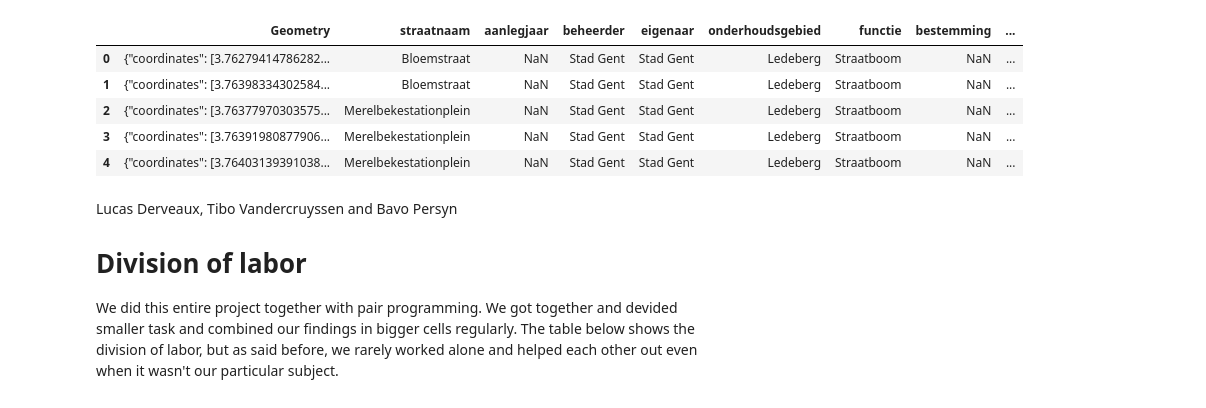
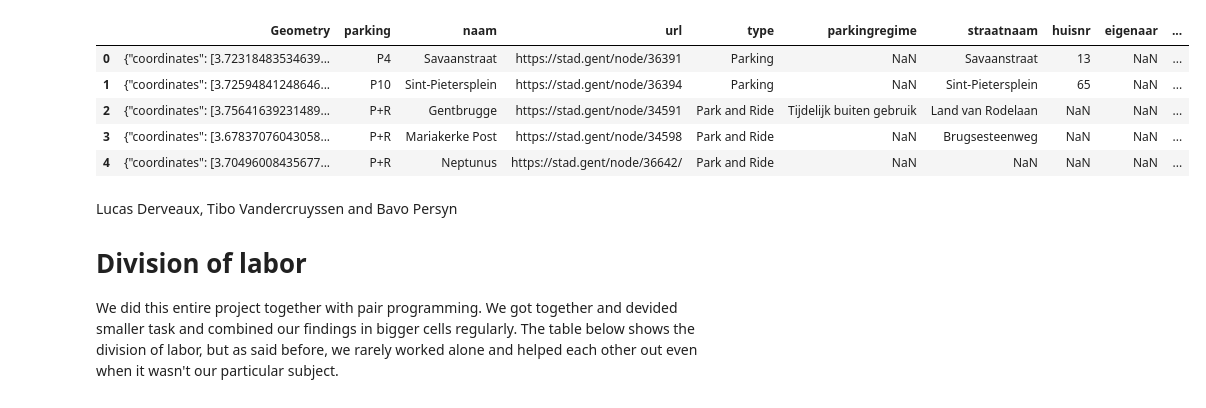
Before and after one commit to tibovdc/ProjectML, a Jupyter notebook: Sprint3_2.ipynb, the cells around one changed output. Saved outputs shown, nothing was run; the diff lists cells and outputs as text; code cells hidden in the pictures.

```diff
--- a/Sprint3_2.ipynb
+++ b/Sprint3_2.ipynb
@@ -17,15 +17,16 @@ cafes = pd.read_csv('ExternalData/cafes-gent.csv', delimiter=';')
 restos = pd.read_csv('ExternalData/koop-lokaal-horeca.csv', delimiter=';')
 winkels = pd.read_csv('ExternalData/koop-lokaal-winkels.csv', delimiter=';')
 bomen = pd.read_csv('ExternalData/locaties-bomen-gent.csv', delimiter=';')
+parkings = pd.read_csv('ExternalData/locaties-openbare-parkings-gent.csv', delimiter=';')
 # %%
-bomen.head(5)
+parkings.head(5)
 # %% [output]
-|  | Geometry | straatnaam | aanlegjaar | beheerder | eigenaar | onderhoudsgebied | functie | bestemming | ... |
-| 0 | {"coordinates": [3.76279414786282... | Bloemstraat | NaN | Stad Gent | Stad Gent | Ledeberg | Straatboom | NaN | ... |
-| 1 | {"coordinates": [3.76398334302584... | Bloemstraat | NaN | Stad Gent | Stad Gent | Ledeberg | Straatboom | NaN | ... |
-| 2 | {"coordinates": [3.76377970303575... | Merelbekestationplein | NaN | Stad Gent | Stad Gent | Ledeberg | Straatboom | NaN | ... |
-| 3 | {"coordinates": [3.76391980877906... | Merelbekestationplein | NaN | Stad Gent | Stad Gent | Ledeberg | Straatboom | NaN | ... |
-| 4 | {"coordinates": [3.76403139391038... | Merelbekestationplein | NaN | Stad Gent | Stad Gent | Ledeberg | Straatboom | NaN | ... |
+|  | Geometry | parking | naam | url | type | parkingregime | straatnaam | huisnr | eigenaar | ... |
+| 0 | {"coordinates": [3.72318483534639... | P4 | Savaanstraat | https://stad.gent/node/36391 | Parking | NaN | Savaanstraat | 13 | NaN | ... |
+| 1 | {"coordinates": [3.72594841248646... | P10 | Sint-Pietersplein | https://stad.gent/node/36394 | Parking | NaN | Sint-Pietersplein | 65 | NaN | ... |
+| 2 | {"coordinates": [3.75641639231489... | P+R | Gentbrugge | https://stad.gent/node/34591 | Park and Ride | Tijdelijk buiten gebruik | Land van Rodelaan | NaN | NaN | ... |
+| 3 | {"coordinates": [3.67837076043058... | P+R | Mariakerke Post | https://stad.gent/node/34598 | Park and Ride | NaN | Brugsesteenweg | NaN | NaN | ... |
+| 4 | {"coordinates": [3.70496008435677... | P+R | Neptunus | https://stad.gent/node/36642/ | Park and Ride | NaN | NaN | NaN | NaN | ... |
 # %% [markdown]
 Lucas Derveaux, Tibo Vandercruyssen and Bavo Persyn
 
```
Also changed, not shown: parts of 22 cells of this notebook.
